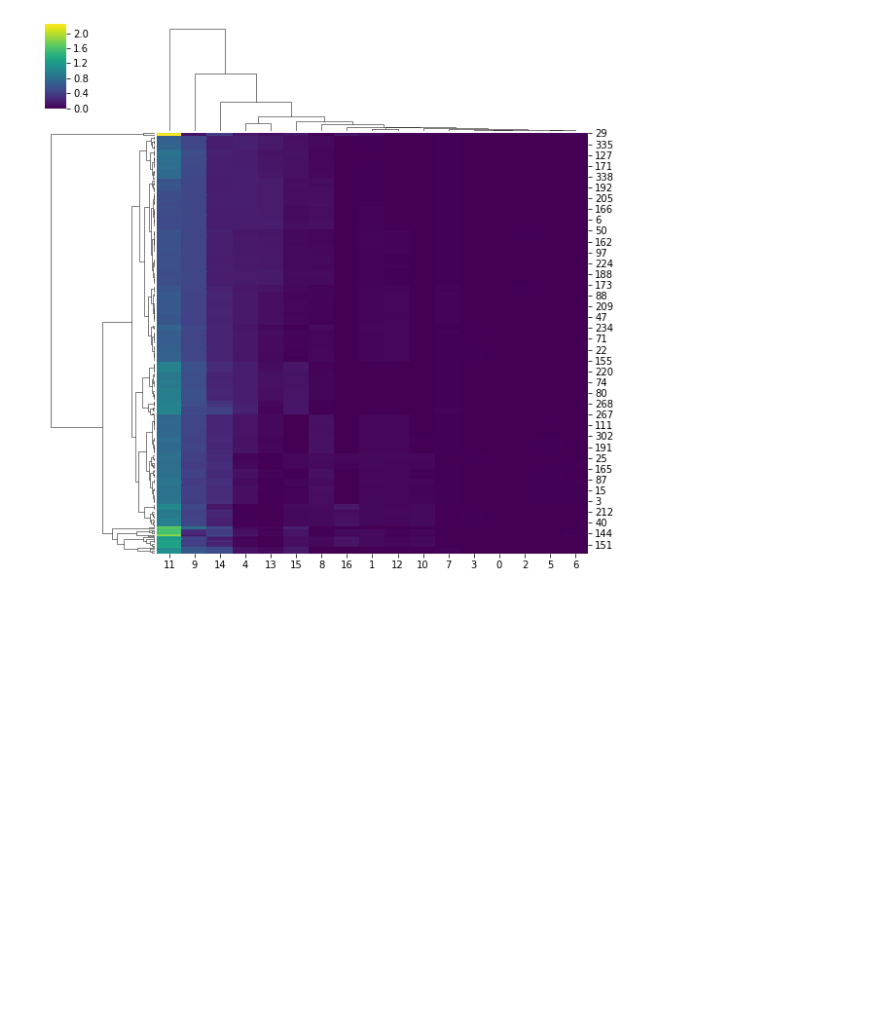
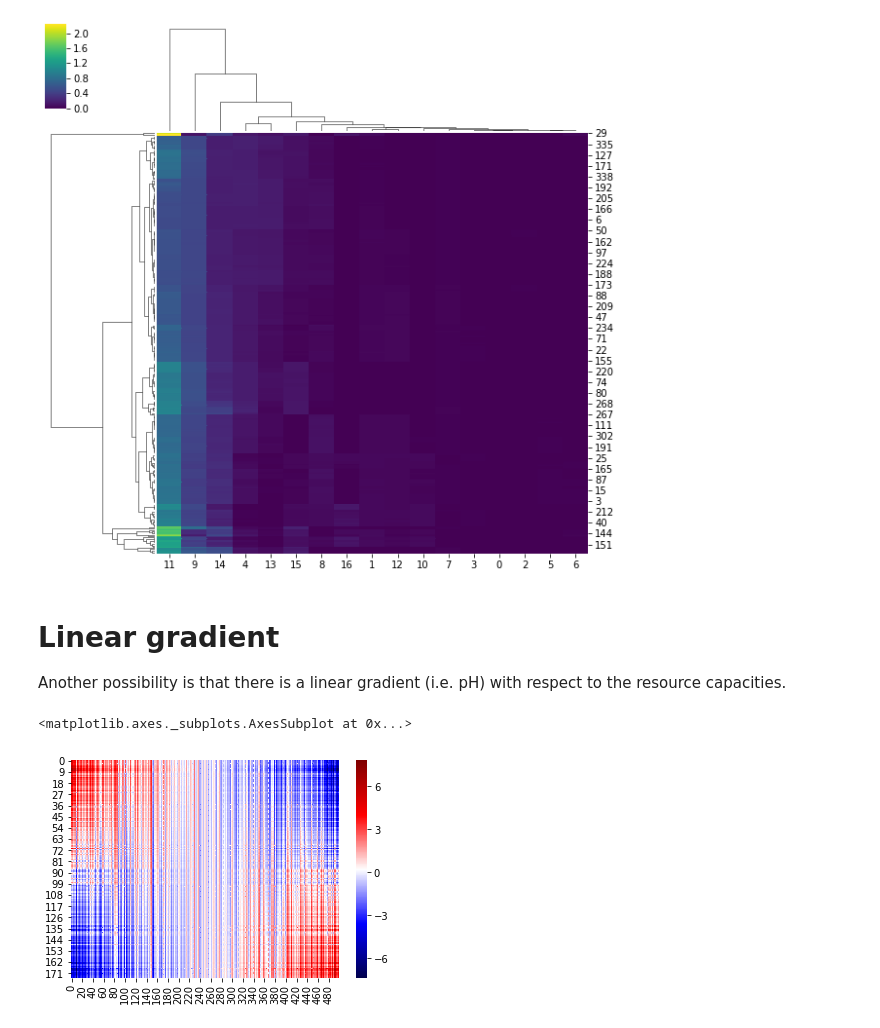
Before and after one commit to mortonjt/random-ecosystems, a Jupyter notebook: ipynb/random_qp.ipynb, the cells around one changed output. Drawn from its saved outputs; the diff is of its cells as text; code cells hidden in the pictures; blank space fills up the shorter version.

Commit message:
Adding example with linear gradient

```diff
--- a/ipynb/random_qp.ipynb
+++ b/ipynb/random_qp.ipynb
@@ -147,3 +149,33 @@ sns.clustermap(microbes, cmap='viridis')
 # %% [output]
 <seaborn.matrix.ClusterGrid at 0x...>
 [figure]
+# %% [markdown]
+# Linear gradient
+
+Another possibility is that there is a linear gradient (i.e. pH) with respect to the resource capacities.
+# %%
+num_samples = 175
+effect_size = 1
+k = 2
+sigma = 0.3
+r_mean = 0  # will need to think about this
+r_var = 1   # will need to think about this
+lo, hi = -2, 2
+
+labels = np.linspace(lo, hi, num_samples)
+eps = np.random.normal(loc=0, scale=sigma, size=num_samples)
+class_probs = labels + eps
+
+X = np.hstack((np.ones((num_samples, 1)), class_probs.reshape(-1, 1)))
+
+# regression coefficients (sorted)
+B = np.random.normal(loc=r_mean, scale=r_var, size=(k, n_resources))
+idx = np.argsort(B[1, :])
+B = B[:, idx]
+# %%
+import seaborn as sns
+
+sns.heatmap(X @ B, cmap='seismic')
+# %% [output]
+<matplotlib.axes._subplots.AxesSubplot at 0x...>
+[figure, added]
```
Also changed, not shown: parts of 3 cells of this notebook.
